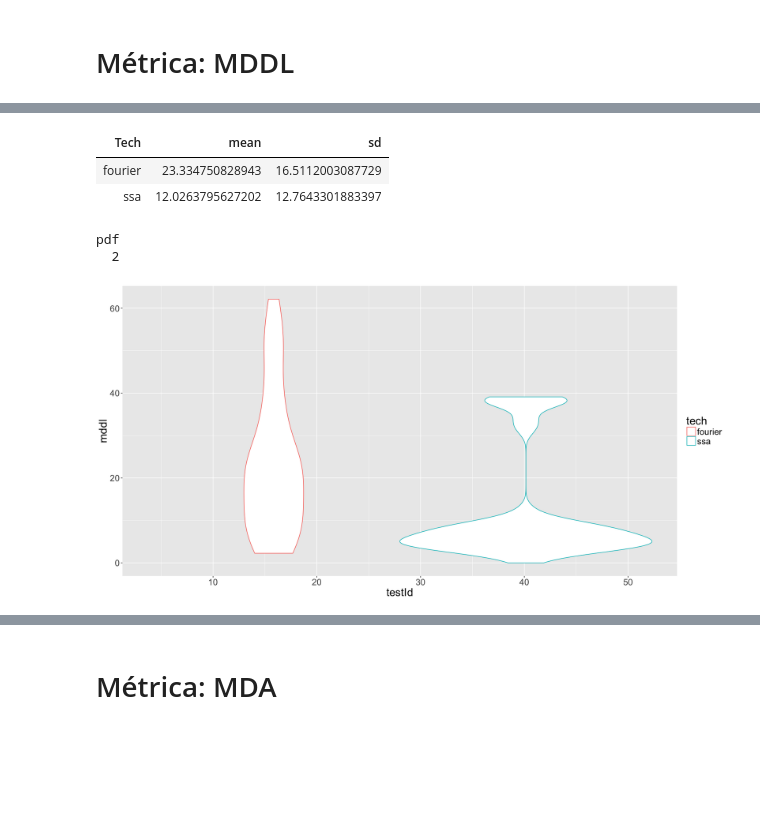
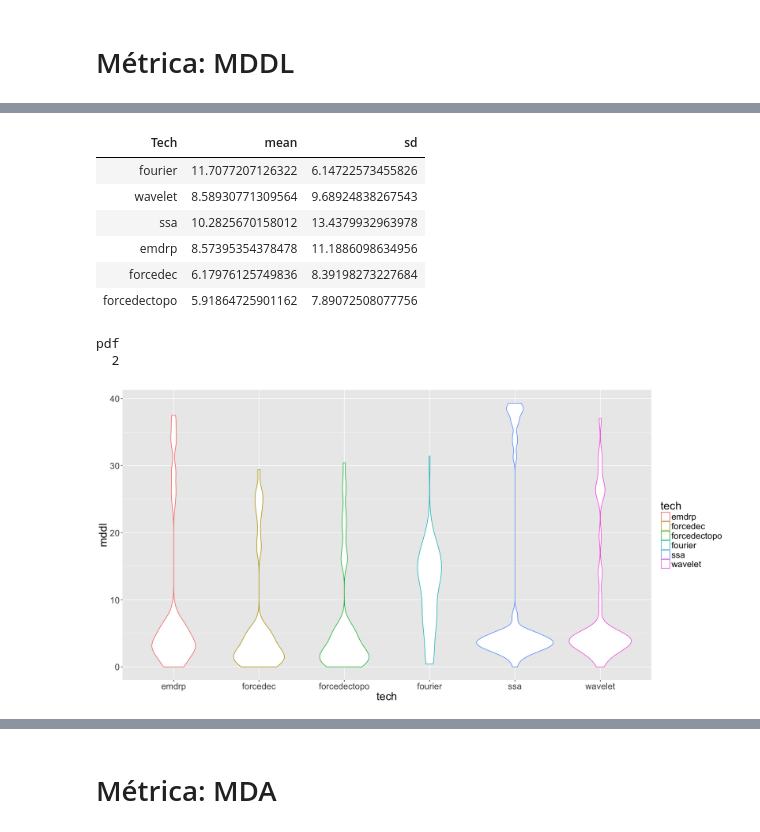
Before and after one commit to felipelageduarte/Doutorado, a Jupyter notebook: 3 - Results.ipynb, the cells around one changed output, grey strips where cells are left out. Cells and saved outputs as stored; diff of their text form; code cells hidden in the pictures; blank space fills up the shorter version.

```diff
--- a/3 - Results.ipynb
+++ b/3 - Results.ipynb
@@ -19,12 +19,12 @@ Leitura Resultados
 modelsLake = list.files(path = modelFolder, pattern = NULL, all.files = FALSE, full.names = TRUE, recursive = FALSE)
 # %%
 modelsName = c("fourier_"
-               #,"wavelet_"
+               ,"wavelet_"
                ,"ssa_"
-               #,"emdrp_"
+               ,"emdrp_"
                #,"emdmi_"
-               #,"forcedec_"
-               #,"forcedectopo_"
+               ,"forcedec_"
+               ,"forcedectopo_"
                #,"forcedectimedomain_"
               )
 listResult = list()
@@ -52,0 +167,30 @@ pdf
+# %%
+options(repr.plot.width=16, repr.plot.height=8)
+
+dataset.names  = c('Sine', 'Lorenz', 'Rossler', 'Logistic', 'Henon')
+dataset.idxs   = matrix(1:(11*5), ncol=11, byrow=T)
+data           = c()
+for(i in 1:length(listResult)){
+    techResult = listResult[[i]]
+    techName   = unique(techResult$tech)
+    for(j in 1:5){
+        data   = rbind(data, c(techName
+                              ,dataset.names[j]
+                              ,mean(techResult$mddl[dataset.idxs[j,]])
+                              ,sd(techResult$mddl[dataset.idxs[j,]])
+                              )
+                       )
+    }
+    #cat(dataset.names[floor(listResult[[i]]$testId / 11.1) + 1])
+}
+colnames(data) = c('Tech', 'Series', 'MDDL', 'sd')
+data = data.frame(data)
+data$MDDL = as.numeric(levels(data$MDDL))[data$MDDL]
+data$sd = as.numeric(levels(data$sd))[data$sd]
+data
+#ggplot(data, aes(x = Series, y = MDDL, color = Tech))  +
+    #geom_errorbar(aes(ymin=Mean-sd, ymax=Mean+sd), width=.1, colour="black") +
+    #geom_line() +
+    geom_point(size=3) +
+    theme(text = element_text(size=20))
+#dev.copy2pdf(file = paste(imagesFolder,"result_mddl.pdf", sep='/'), width=16, height=5)
@@ -57,15 +220,19 @@ colnames(m)<-c('Tech', 'mean', 'sd')
 m
 # %% [output]
 | Tech | mean | sd |
-| fourier | 23.334750828943 | 16.5112003087729 |
-| ssa | 12.0263795627202 | 12.7643301883397 |
+| fourier | 11.7077207126322 | 6.14722573455826 |
+| wavelet | 8.58930771309564 | 9.68924838267543 |
+| ssa | 10.2825670158012 | 13.4379932963978 |
+| emdrp | 8.57395354378478 | 11.1886098634956 |
+| forcedec | 6.17976125749836 | 8.39198273227684 |
+| forcedectopo | 5.91864725901162 | 7.89072508077756 |
 # %%
 options(repr.plot.width=16, repr.plot.height=8)
 data = data.frame()
 for(i in 1:length(listResult)) data = rbind(data, listResult[[i]][c('testId','tech','mddl')])
-ggplot(data, aes(x = testId, y = mddl, color = tech)) + geom_violin(scale = "area") + theme(text = element_text(size=20))
+ggplot(data, aes(tech, mddl, color = tech)) + geom_violin(scale = "area") + theme(text = element_text(size=20))
 dev.copy2pdf(file = paste(imagesFolder,"result_mddl_violin.pdf", sep='/'), width=16, height=5)
 # %% [output]
 pdf
   2
-[figure, old version]
+[figure, new version]
```
Also changed, not shown: parts of 15 cells of this notebook, 12 other files.
